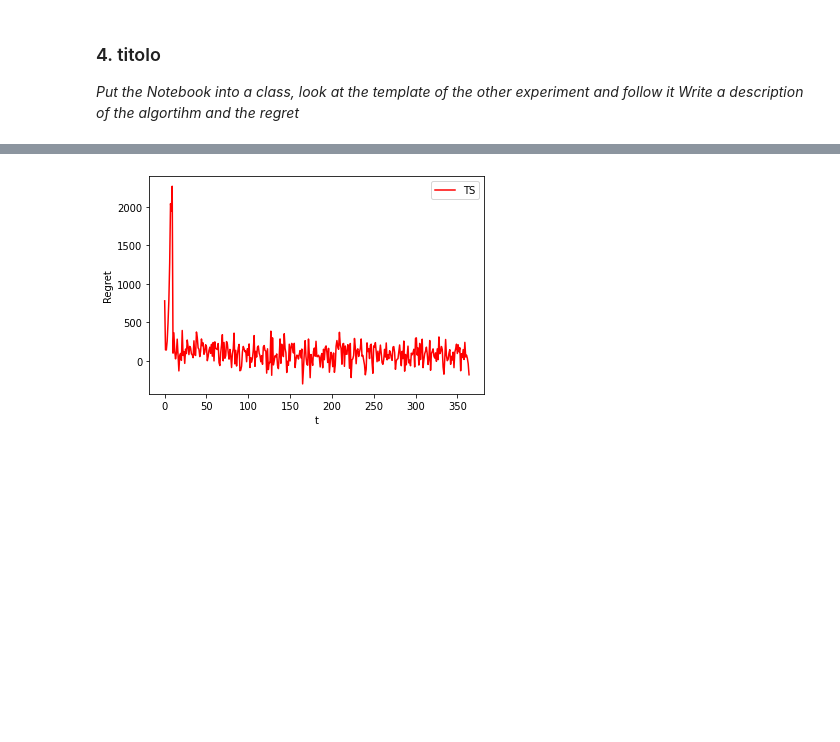
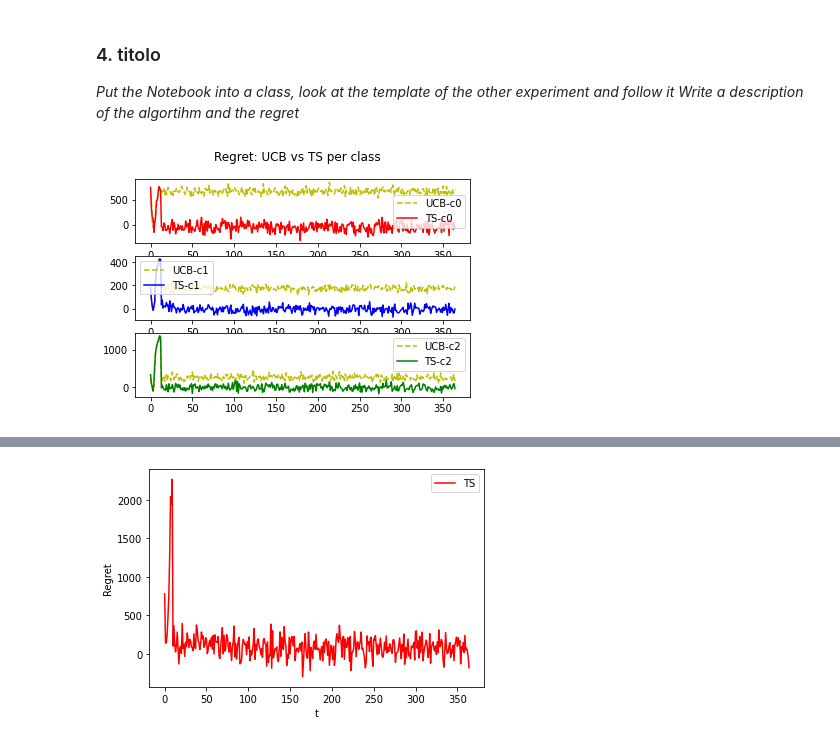
Before and after one commit to CarrattaFrancesco/DataIntelligenceApplication, a Jupyter notebook: project.ipynb, the cells around one changed output, grey strips where cells are left out. Drawn from its saved outputs; the diff is of its cells as text; code cells hidden in the pictures; blank space fills up the shorter version.

Commit message:
experiment 4 into final notebook

```diff
--- a/project.ipynb
+++ b/project.ipynb
@@ -247,3 +247,14 @@ experiment3.showPriceEvolution()
 
 *Put the Notebook into a class, look at the template of the other experiment and follow it*
 *Write a description of the algortihm and the regret*
+# %%
+from experiments.experiment4 import Experiment4
+experiment4 = Experiment4()
+experiment4.run()
+experiment4.run_part2()
+# %%
+#experiment4.show_UCB_regret_separated_classes()
+#experiment4.show_TS_regret_separated_classes()
+experiment4.show_UCBvsTS_separeted_classes()
+# %% [output]
+[figure, added]
```
Also changed, not shown: parts of 6 cells of this notebook, 1 other file.
